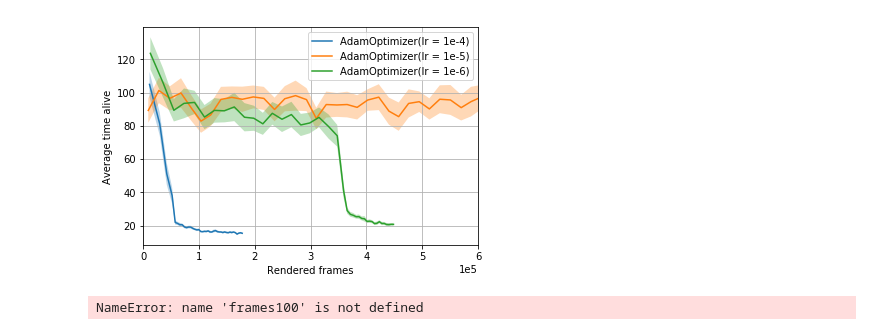
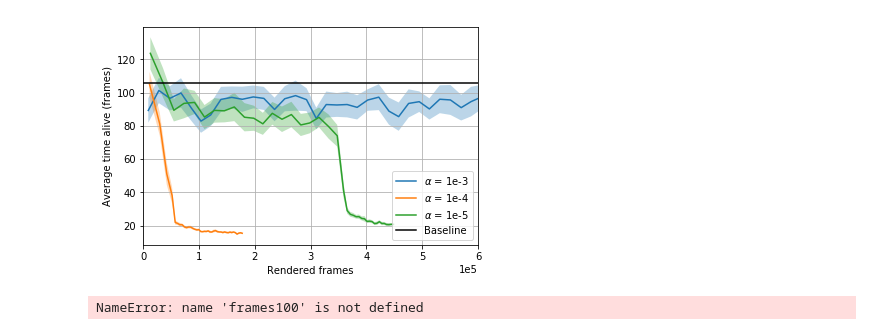
Before and after one commit to ElinBD/KillingDemons, a Jupyter notebook: CodeVersions/Plotexample Optimizers-Copy1.ipynb, the cells around one changed output. Drawn from its saved outputs; the diff is of its cells as text; code cells hidden in the pictures.

```diff
--- a/CodeVersions/Plotexample Optimizers-Copy1.ipynb
+++ b/CodeVersions/Plotexample Optimizers-Copy1.ipynb
@@ -224,0 +192,9 @@ Average time alive per episode in last 100 episodes=97.07105231285095
+# %%
+
+# The smoothing factor
+smooth_factor=50 # from 1 to alot...
+# Filepath of the folders which ends with : _0 , it fill load the rest of the agents, and average over them..
+[timealiveA4,timealiveA4std,framesA4,rewardA4,rewardA4std]=avgkilltimereward('basictrain_23_0',smooth_factor) #kills10,kills10std,
+[timealiveA5,timealiveA5std,framesA5,rewardA5,rewardA5std]=avgkilltimereward('basictrain_3_0',smooth_factor) #kills10,kills10std,
+[timealiveA6,timealiveA6std,framesA6,rewardA6,rewardA6std]=avgkilltimereward('basictrain_5_0',smooth_factor) #kills10,kills10std,
+baseline=(timealiveA4[0]+timealiveA5[0]+timealiveA6[0])/3
@@ -225,34 +211,35 @@ Average time alive per episode in last 100 episodes=97.07105231285095
 # %%
 
 figure1=plt.figure()
 #figsize=(6, 6)
-plt.plot(framesA4,timealiveA4,label='AdamOptimizer(lr = 1e-4)')
+plt.plot(framesA4,timealiveA4,label=r'$\alpha$ = 1e-3')
 plt.fill_between(framesA4,timealiveA4+2*timealiveA4std,timealiveA4-2*timealiveA4std,alpha=0.3)
 
-plt.plot(framesA5,timealiveA5,label='AdamOptimizer(lr = 1e-5)')
+plt.plot(framesA5,timealiveA5,label=r'$\alpha$ = 1e-4')
 plt.fill_between(framesA5,timealiveA5+2*timealiveA5std,timealiveA5-2*timealiveA5std,alpha=0.3)
 
-plt.plot(framesA6,timealiveA6,label='AdamOptimizer(lr = 1e-6)')
+plt.plot(framesA6,timealiveA6,label=r'$\alpha$ = 1e-5')
 plt.fill_between(framesA6,timealiveA6+2*timealiveA6std,timealiveA6-2*timealiveA6std,alpha=0.3)
+plt.axhline(baseline, 0,1, color = 'k', label = 'Baseline')
 
 #plt.plot(framesR8/2,timealiveR8*2,label='RMSProp(lr = 1e-4, decay = 0.8)')
 #plt.fill_between(framesR8/2,timealiveR8*2+2*timealiveR8std,timealiveR8*2-2*timealiveR8std,alpha=0.3)
 
 #plt.plot(framesR9/2,timealiveR9*2,label='RMSProp(lr = 1e-4, decay = 0.9)')
 #plt.fill_between(framesR9/2,timealiveR9*2+2*timealiveR9std,timealiveR9*2-2*timealiveR9std,alpha=0.3)
 
 #plt.plot(framesR99/2,timealiveR99*2,label='RMSProp(lr = 1e-4, decay = 0.99)')
 #plt.fill_between(framesR99/2,timealiveR99*2+2*timealiveR99std,timealiveR99*2-2*timealiveR99std,alpha=0.3)
 
-plt.ylabel('Average time alive')
+plt.ylabel('Average time alive (frames)')
 plt.xlabel('Rendered frames')
 plt.ticklabel_format(style='sci', axis='x', scilimits=(0,0))
 plt.xlim([0,600000])
 plt.legend()
 
 plt.grid()
 
 # Save the plot the next cell.
 # %% [output]
-[figure, old version]
+[figure, new version]
 # %%
```
Also changed, not shown: parts of 4 cells of this notebook, 5 other files.
